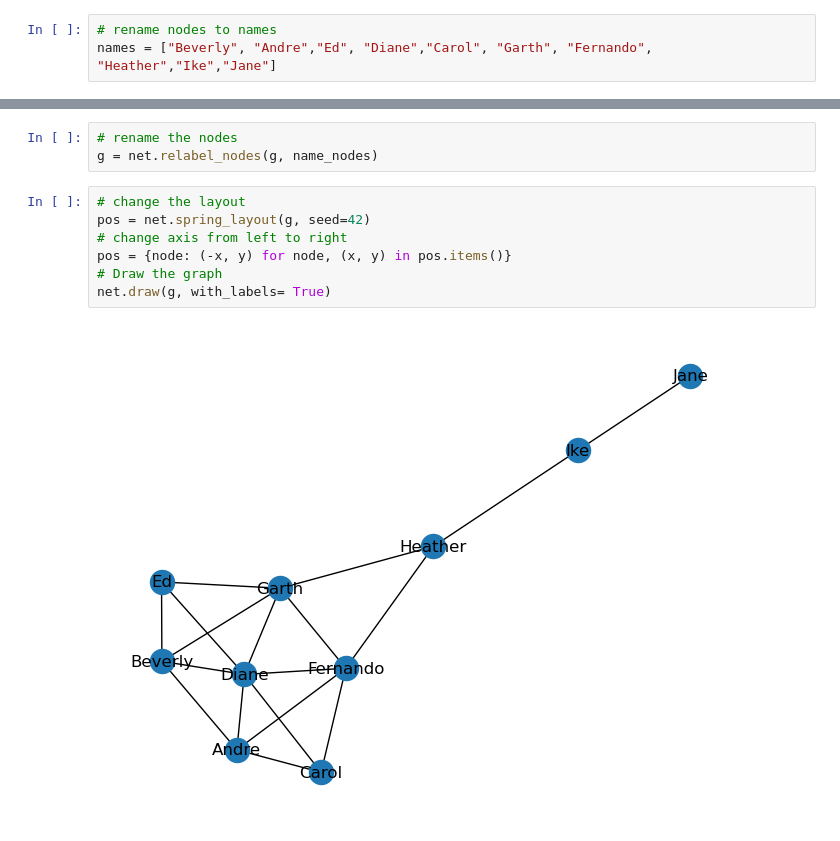
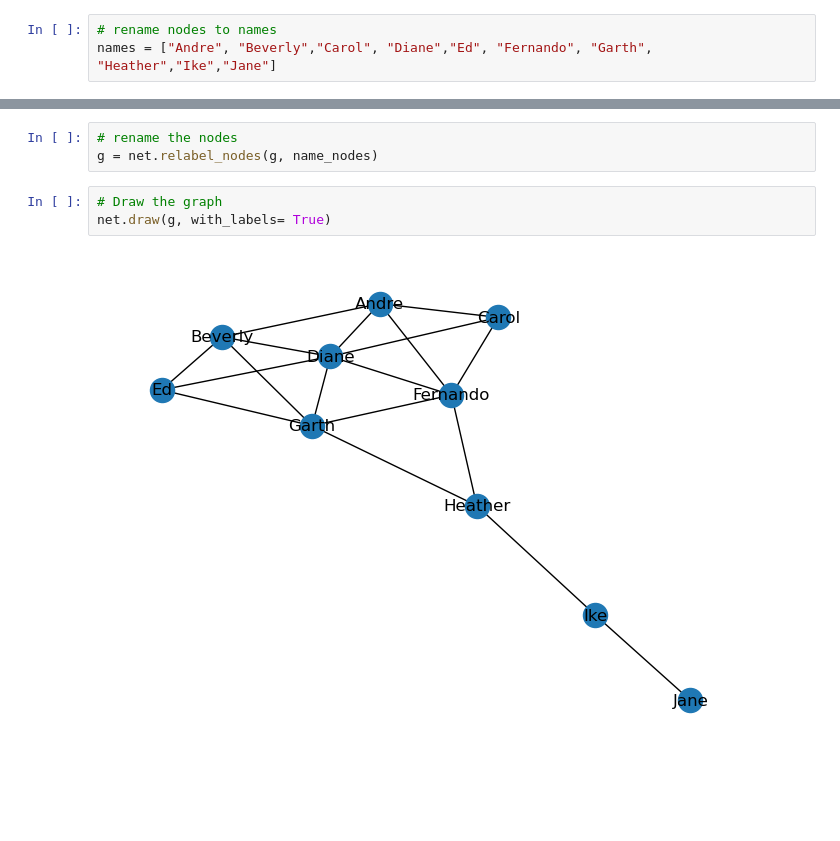
Before and after one commit to AnnaMoy/Data-620, a Jupyter notebook: Assignment Hello Graph World.ipynb, the cells around one changed output, grey strips where cells are left out. Drawn from its saved outputs; the diff is of its cells as text; blank space fills up the shorter version.

```diff
--- a/Assignment Hello Graph World.ipynb
+++ b/Assignment Hello Graph World.ipynb
@@ -7,7 +7,7 @@ import networkx.generators.small
 g = networkx.generators.small.krackhardt_kite_graph()
 # %%
 # rename nodes to names
-names = ["Beverly", "Andre","Ed", "Diane","Carol", "Garth", "Fernando", "Heather","Ike","Jane"]
+names = ["Andre", "Beverly","Carol", "Diane","Ed", "Fernando", "Garth", "Heather","Ike","Jane"]
 # %%
 # Change nodes from numbers to names
 name_nodes = dict(zip(range(10),names))
@@ -15,11 +15,7 @@ name_nodes = dict(zip(range(10),names))
 # rename the nodes
 g = net.relabel_nodes(g, name_nodes)
 # %%
-# change the layout
-pos = net.spring_layout(g, seed=42)
-# change axis from left to right
-pos = {node: (-x, y) for node, (x, y) in pos.items()}
 # Draw the graph
 net.draw(g, with_labels= True)
 # %% [output]
-[figure, old version]
+[figure, new version]
```
